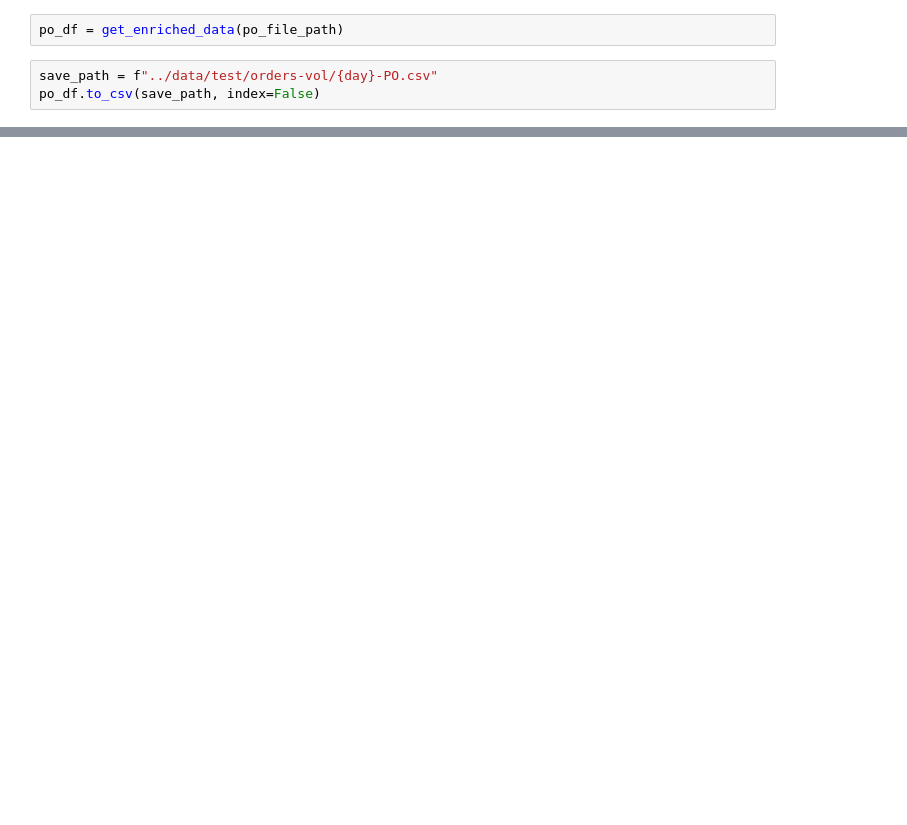
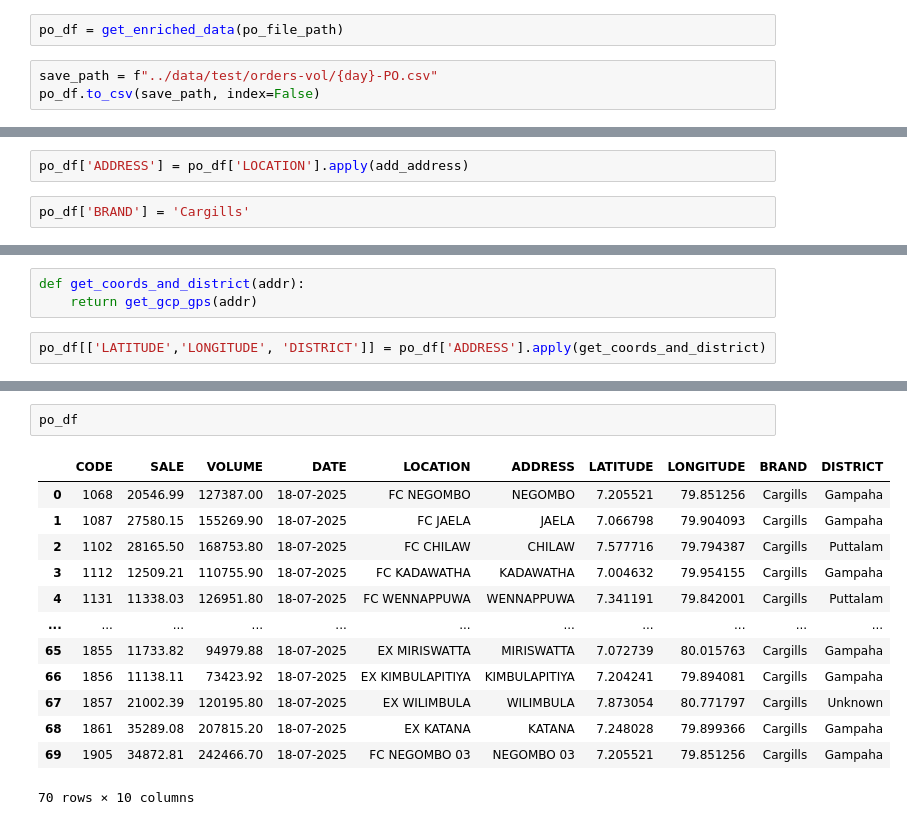
Before and after one commit to pshemach/Vehicle_Routing, a Jupyter notebook: research/12_PO_Update.ipynb, the cells around one changed output, grey strips where cells are left out. Saved outputs shown, nothing was run; the diff lists cells and outputs as text; blank space fills up the shorter version.

```diff
--- a/research/12_PO_Update.ipynb
+++ b/research/12_PO_Update.ipynb
@@ -153,0 +190,4 @@ po_df.to_csv(save_path, index=False)
+# %%
+po_df['ADDRESS'] = po_df['LOCATION'].apply(add_address)
+# %%
+po_df['BRAND'] = 'Cargills'
@@ -153,0 +265,5 @@ po_df.to_csv(save_path, index=False)
+# %%
+def get_coords_and_district(addr):
+    return get_gcp_gps(addr)
+# %%
+po_df[['LATITUDE','LONGITUDE', 'DISTRICT']] = po_df['ADDRESS'].apply(get_coords_and_district)
@@ -153,0 +288,16 @@ po_df.to_csv(save_path, index=False)
+# %%
+po_df
+# %% [output]
+|  | CODE | SALE | VOLUME | DATE | LOCATION | ADDRESS | LATITUDE | LONGITUDE | BRAND | DISTRICT |
+| 0 | 1068 | 20546.99 | 127387.00 | 18-07-2025 | FC NEGOMBO | NEGOMBO | 7.205521 | 79.851256 | Cargills | Gampaha |
+| 1 | 1087 | 27580.15 | 155269.90 | 18-07-2025 | FC JAELA | JAELA | 7.066798 | 79.904093 | Cargills | Gampaha |
+| 2 | 1102 | 28165.50 | 168753.80 | 18-07-2025 | FC CHILAW | CHILAW | 7.577716 | 79.794387 | Cargills | Puttalam |
+| 3 | 1112 | 12509.21 | 110755.90 | 18-07-2025 | FC KADAWATHA | KADAWATHA | 7.004632 | 79.954155 | Cargills | Gampaha |
+| 4 | 1131 | 11338.03 | 126951.80 | 18-07-2025 | FC WENNAPPUWA | WENNAPPUWA | 7.341191 | 79.842001 | Cargills | Puttalam |
+| ... | ... | ... | ... | ... | ... | ... | ... | ... | ... | ... |
+| 65 | 1855 | 11733.82 | 94979.88 | 18-07-2025 | EX MIRISWATTA | MIRISWATTA | 7.072739 | 80.015763 | Cargills | Gampaha |
+| 66 | 1856 | 11138.11 | 73423.92 | 18-07-2025 | EX KIMBULAPITIYA | KIMBULAPITIYA | 7.204241 | 79.894081 | Cargills | Gampaha |
+| 67 | 1857 | 21002.39 | 120195.80 | 18-07-2025 | EX WILIMBULA | WILIMBULA | 7.873054 | 80.771797 | Cargills | Unknown |
+| 68 | 1861 | 35289.08 | 207815.20 | 18-07-2025 | EX KATANA | KATANA | 7.248028 | 79.899366 | Cargills | Gampaha |
+| 69 | 1905 | 34872.81 | 242466.70 | 18-07-2025 | FC NEGOMBO 03 | NEGOMBO 03 | 7.205521 | 79.851256 | Cargills | Gampaha |
+70 rows × 10 columns
```
Also changed, not shown: parts of 26 cells of this notebook, 3 other files.
